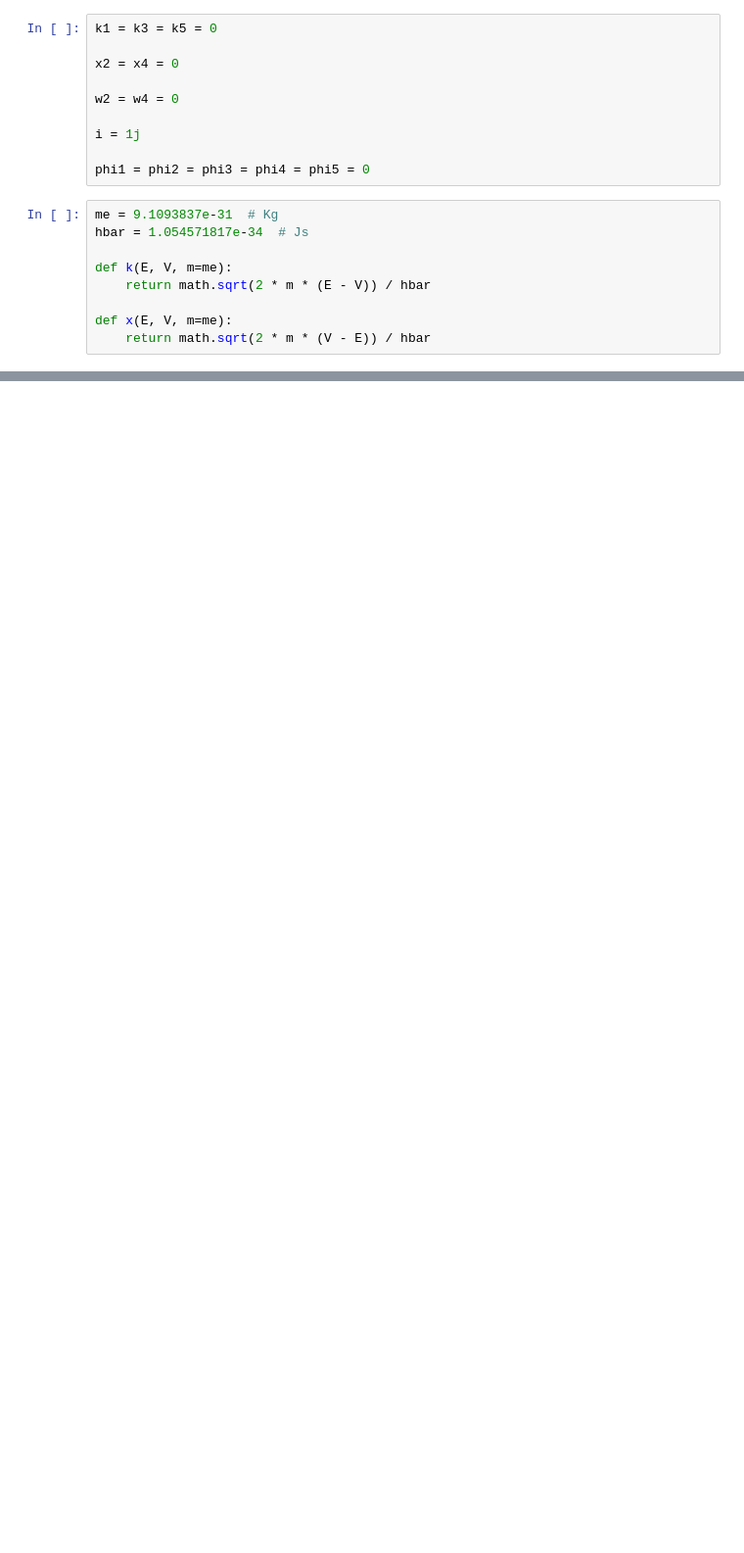
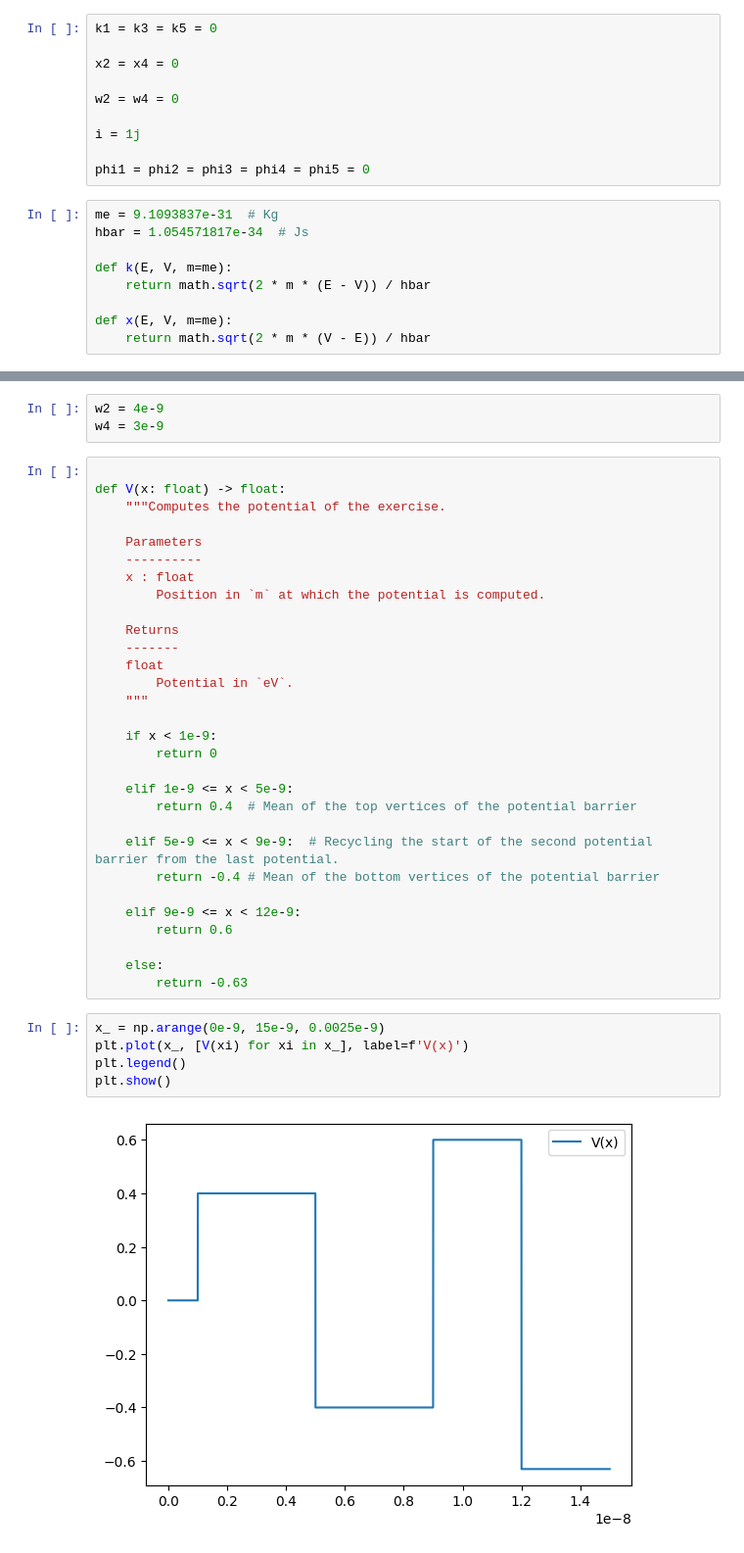
Before and after one commit to LuisGMM/UC3M_AdvancedQuantumPhysics_LAB_ResonantTunneling, a Jupyter notebook: src/UC3M_AdvancedQuantumPhysics_LAB_ResonantTunneling/main.ipynb, the cells around one changed output, grey strips where cells are left out. Shown at 98% size. Saved outputs shown, nothing was run; the diff lists cells and outputs as text; blank space fills up the shorter version.

```diff
--- a/src/UC3M_AdvancedQuantumPhysics_LAB_ResonantTunneling/main.ipynb
+++ b/src/UC3M_AdvancedQuantumPhysics_LAB_ResonantTunneling/main.ipynb
@@ -40,0 +138,40 @@ T = ((2 ** 8) * k1 * ((x2 * k3 * x4) ** 2 ) * k5 ) / (Ksq * (k1**2 + x2**2) * (k
+# %%
+w2 = 4e-9
+w4 = 3e-9
+# %%
+
+def V(x: float) -> float:
+    """Computes the potential of the exercise.
+
+    Parameters
+    ----------
+    x : float
+        Position in `m` at which the potential is computed.
+
+    Returns
+    -------
+    float
+        Potential in `eV`.
+    """
+
+    if x < 1e-9:
+        return 0
+
+    elif 1e-9 <= x < 5e-9:
+        return 0.4  # Mean of the top vertices of the potential barrier
+
+    elif 5e-9 <= x < 9e-9:  # Recycling the start of the second potential barrier from the last potential.
+        return -0.4 # Mean of the bottom vertices of the potential barrier
+
+    elif 9e-9 <= x < 12e-9:
+        return 0.6
+
+    else:
+        return -0.63
+# %%
+x_ = np.arange(0e-9, 15e-9, 0.0025e-9)
+plt.plot(x_, [V(xi) for xi in x_], label=f'V(x)')
+plt.legend()
+plt.show()
+# %% [output]
+[figure, added]
```
Also changed, not shown: parts of 14 cells of this notebook.
